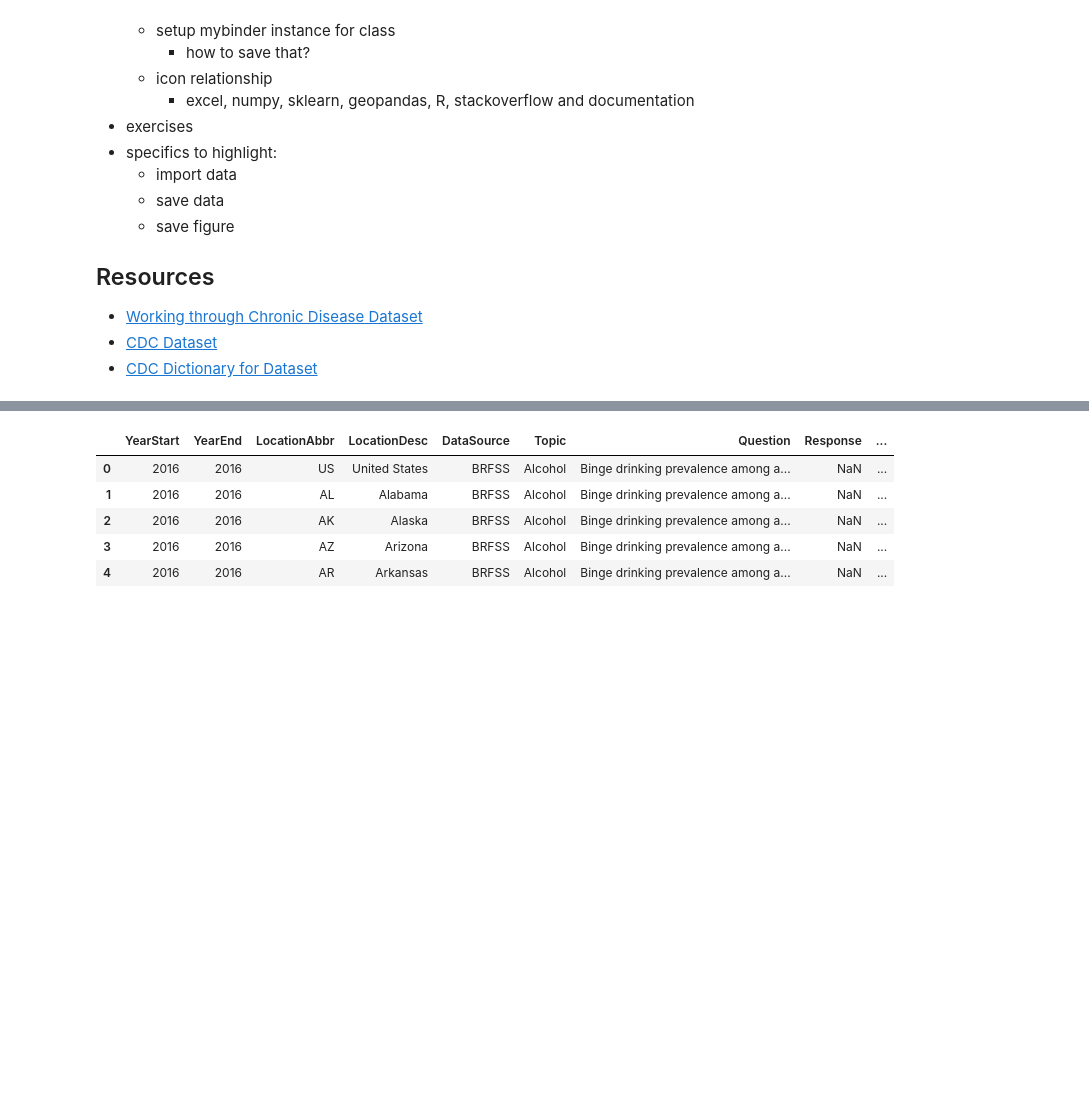
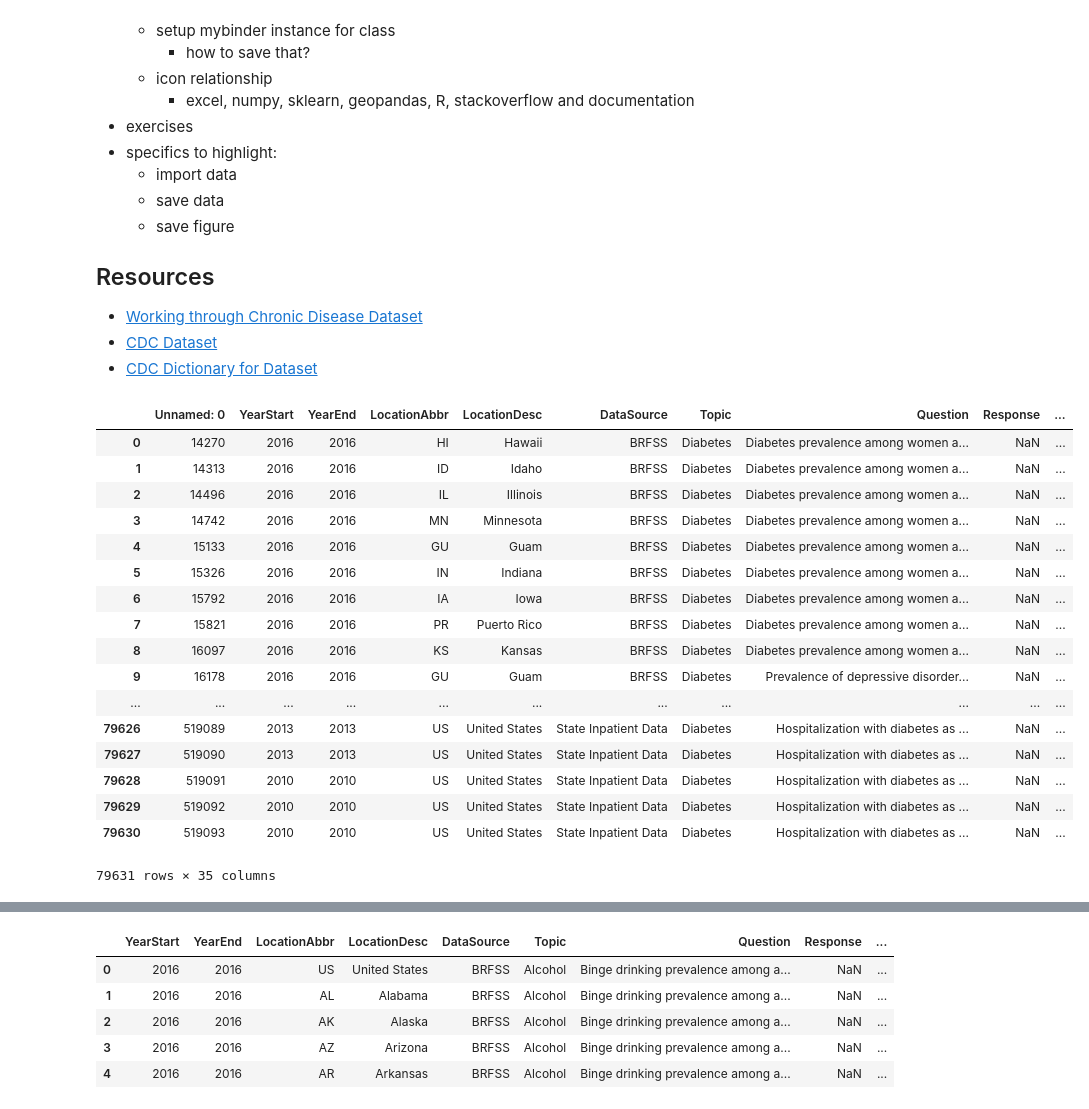
Before and after one commit to greenkidneybean/biol262, a Jupyter notebook: 1 - Python Pandas Lesson 181126.ipynb, the cells around one changed output, grey strips where cells are left out. Saved outputs shown, nothing was run; the diff lists cells and outputs as text; code cells hidden in the pictures; blank space fills up the shorter version.

Commit message:
split data

```diff
--- a/1 - Python Pandas Lesson 181126.ipynb
+++ b/1 - Python Pandas Lesson 181126.ipynb
@@ -55,4 +54,25 @@ import skalearn
 # import the data we'll be using
 # note that the path to the data is relative to the Jupyter notebook location
 
-df = pd.read_csv('data/U.S._Chronic_Disease_Indicators__CDI_.csv')
+df = pd.read_csv('data/diabetes.csv')
+# %%
+df
+# %% [output]
+|  | Unnamed: 0 | YearStart | YearEnd | LocationAbbr | LocationDesc | DataSource | Topic | Question | Response | ... |
+| 0 | 14270 | 2016 | 2016 | HI | Hawaii | BRFSS | Diabetes | Diabetes prevalence among women a... | NaN | ... |
+| 1 | 14313 | 2016 | 2016 | ID | Idaho | BRFSS | Diabetes | Diabetes prevalence among women a... | NaN | ... |
+| 2 | 14496 | 2016 | 2016 | IL | Illinois | BRFSS | Diabetes | Diabetes prevalence among women a... | NaN | ... |
+| 3 | 14742 | 2016 | 2016 | MN | Minnesota | BRFSS | Diabetes | Diabetes prevalence among women a... | NaN | ... |
+| 4 | 15133 | 2016 | 2016 | GU | Guam | BRFSS | Diabetes | Diabetes prevalence among women a... | NaN | ... |
+| 5 | 15326 | 2016 | 2016 | IN | Indiana | BRFSS | Diabetes | Diabetes prevalence among women a... | NaN | ... |
+| 6 | 15792 | 2016 | 2016 | IA | Iowa | BRFSS | Diabetes | Diabetes prevalence among women a... | NaN | ... |
+| 7 | 15821 | 2016 | 2016 | PR | Puerto Rico | BRFSS | Diabetes | Diabetes prevalence among women a... | NaN | ... |
+| 8 | 16097 | 2016 | 2016 | KS | Kansas | BRFSS | Diabetes | Diabetes prevalence among women a... | NaN | ... |
+| 9 | 16178 | 2016 | 2016 | GU | Guam | BRFSS | Diabetes | Prevalence of depressive disorder... | NaN | ... |
+| ... | ... | ... | ... | ... | ... | ... | ... | ... | ... | ... |
+| 79626 | 519089 | 2013 | 2013 | US | United States | State Inpatient Data | Diabetes | Hospitalization with diabetes as ... | NaN | ... |
+| 79627 | 519090 | 2013 | 2013 | US | United States | State Inpatient Data | Diabetes | Hospitalization with diabetes as ... | NaN | ... |
+| 79628 | 519091 | 2010 | 2010 | US | United States | State Inpatient Data | Diabetes | Hospitalization with diabetes as ... | NaN | ... |
+| 79629 | 519092 | 2010 | 2010 | US | United States | State Inpatient Data | Diabetes | Hospitalization with diabetes as ... | NaN | ... |
+| 79630 | 519093 | 2010 | 2010 | US | United States | State Inpatient Data | Diabetes | Hospitalization with diabetes as ... | NaN | ... |
+79631 rows × 35 columns
```
Also changed, not shown: parts of 4 cells of this notebook, 18 other files.
